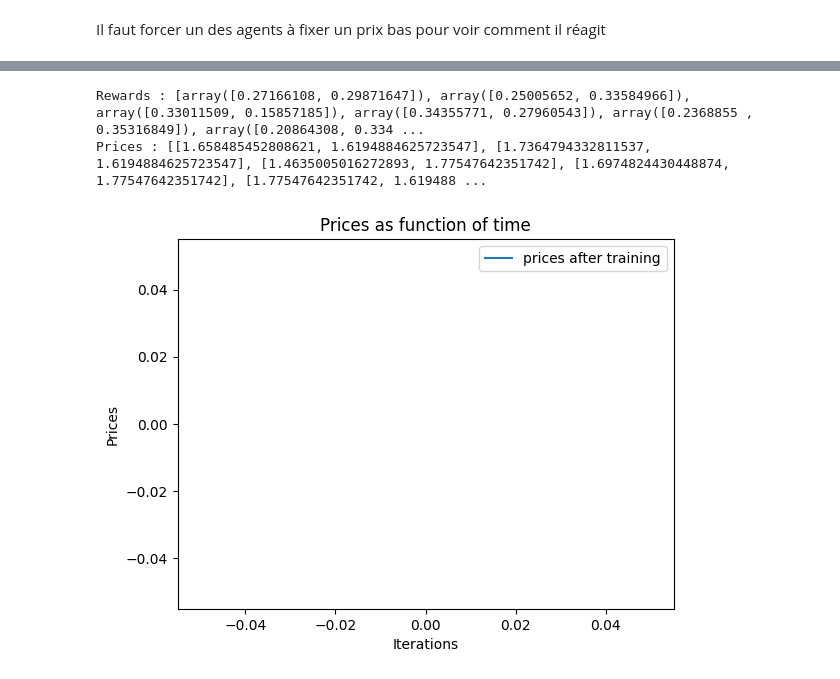
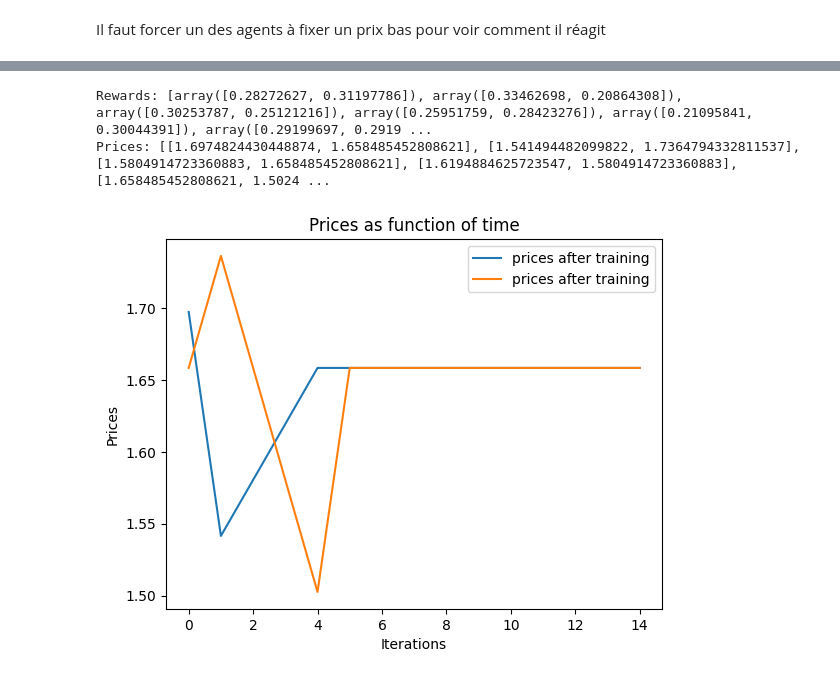
Before and after one commit to Suzie14/RLandPricing, a Jupyter notebook: notebooks/punishment.ipynb, the cells around one changed output, grey strips where cells are left out. Cells and saved outputs as stored; diff of their text form; code cells hidden in the pictures.

```diff
--- a/notebooks/punishment.ipynb
+++ b/notebooks/punishment.ipynb
@@ -74,28 +67,29 @@ AttributeError: 'Agent' object has no attribute 'S'
 # %%
-# Phase de jeu avec les agents entraînés
-  # Nombre d'étapes de simulation de jeu
+# Game phase with trained agents
+# Number of game simulation steps
+grid = br.GridBR()
 game_rewards = []
 
-
-rewards = []  # Stocker les récompenses pour chaque étape de la simulation de jeu
+rewards = []  # Store rewards for each game simulation step
 prices = []
 
-# Initialisation de l'état de départ pour chaque agent
-s_t = env([agent.p for agent in agents])[1]
+# Initialization of the starting state for each agent
+s_t = (env([agent.p for agent in agents])[1][0],
+       grid.BR_price(env([agent.p for agent in agents])[1][0])) # We deviate agent 2 so that it sets a lower price yielding higher profit
 for agent in agents:
     agent.s_t = s_t
 
-s_ind = agents[0].find_index(agents[0].S, agents[0].s_t)
+s_ind = agents[0].find_index(agents[0].s_t)
 for agent in agents:
     agent.s_ind = s_ind
 
-# Simulation de jeu
-for t in range(500):  # Changer le nombre d'étapes si nécessaire
-    # Actions des agents (politique déterministe)
+# Game simulation
+for t in range(15):  # Change the number of steps if necessary
+    # Agents' actions (deterministic policy)
     for agent in agents:
-        agent.a_ind = agent.Q[:, agent.s_ind].argmax() # ca change, on n'utilise plus epsilon-greedy
+        agent.a_ind = agent.Q[:, agent.s_ind].argmax() # This changes, we no longer use epsilon-greedy
 
-    # État suivant et récompense
+    # Next state and reward
     s_t1 = env([agent.A[agent.a_ind] for agent in agents])[1]
     ret = env(s_t1)
     quant, price, cost = ret
@@ -104,31 +98,31 @@ for t in range(500):  # Changer le nombre d'étapes si nécessaire
     rewards.append(re)
     prices.append(price)
 
-    # Mettre à jour l'état pour la prochaine étape
+    # Update state for the next step
     s_t = s_t1
     for agent in agents:
         agent.s_t = s_t
-    s_ind1 = agents[0].find_index(agents[0].S, s_t1)
+    s_ind1 = agents[0].find_index(s_t1)
     for agent in agents:
         agent.s_ind1 = s_ind1
 
     for i, agent in enumerate(agents):
-            agent.updateQ(q=quant[i], p=price[i], c=cost[i], t=t)
+        agent.updateQ(q=quant[i], p=price[i], c=cost[i], t=t)
 
 
-print(f"Rewards : {rewards}")
-print(f"Prices : {prices}")
+print(f"Rewards: {rewards}")
+print(f"Prices: {prices}")
 # %% [output]
-Rewards : [array([0.27166108, 0.29871647]), array([0.25005652, 0.33584966]), array([0.33011509, 0.15857185]), array([0.34355771, 0.27960543]), array([0.2368855 , 0.35316849]), array([0.20864308, 0.334 ...
-Prices : [[1.658485452808621, 1.6194884625723547], [1.7364794332811537, 1.6194884625723547], [1.4635005016272893, 1.77547642351742], [1.6974824430448874, 1.77547642351742], [1.77547642351742, 1.619488 ...
+Rewards: [array([0.28272627, 0.31197786]), array([0.33462698, 0.20864308]), array([0.30253787, 0.25121216]), array([0.25951759, 0.28423276]), array([0.21095841, 0.30044391]), array([0.29199697, 0.2919 ...
+Prices: [[1.6974824430448874, 1.658485452808621], [1.541494482099822, 1.7364794332811537], [1.5804914723360883, 1.658485452808621], [1.6194884625723547, 1.5804914723360883], [1.658485452808621, 1.5024 ...
 # %%
 import matplotlib.pyplot as plt
-plt.plot(range(len(prices))[-10:], prices[-10:], label=f"prices after training")
+plt.plot(range(len(prices)), prices, label=f"prices after training")
 
 plt.xlabel("Iterations")
 plt.ylabel("Prices")
 plt.title("Prices as function of time")
 plt.legend()
 plt.show()
 # %% [output]
-[figure, old version]
+[figure, new version]
```
Also changed, not shown: parts of 2 cells of this notebook.
